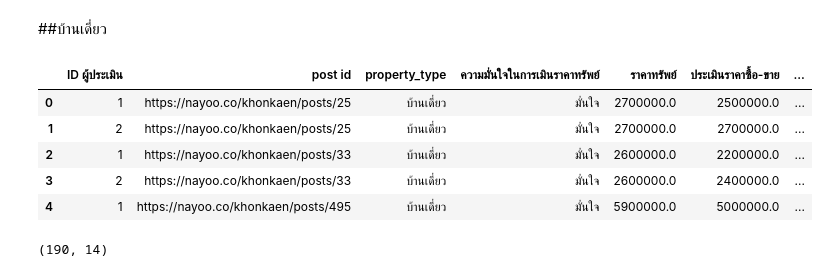
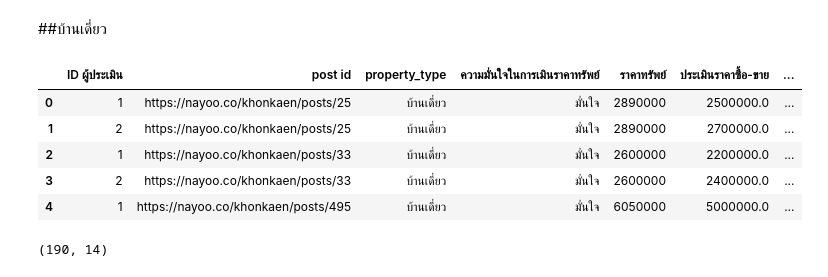
Before and after one commit to bunnybbear/bsc_dpdm22, a Jupyter notebook: [dataprep1]_property_estimator.ipynb, the cells around one changed output. Cells and saved outputs as stored; diff of their text form; code cells hidden in the pictures.

```diff
--- a/[dataprep1]_property_estimator.ipynb
+++ b/[dataprep1]_property_estimator.ipynb
@@ -19,15 +19,15 @@ os.chdir('/content/drive/MyDrive/Data Mining')
 # %% [markdown]
 ##บ้านเดี่ยว
 # %%
-open_dataH = pd.read_excel('/content/drive/MyDrive/Data Mining/คำตอบนักประเมิน.xlsx',sheet_name=0)
+open_dataH = pd.read_excel('/content/drive/MyDrive/Data Mining/คำตอบนักประเมิน update.xlsx',sheet_name=0)
 open_dataH.head()
 # %% [output]
 |  | ID ผู้ประเมิน | post id | property_type | ความมั่นใจในการเมินราคาทรัพย์ | ราคาทรัพย์ | ประเมินราคาซื้อ-ขาย | ... |
-| 0 | 1 | https://nayoo.co/khonkaen/posts/25 | บ้านเดี่ยว | มั่นใจ | 2700000.0 | 2500000.0 | ... |
-| 1 | 2 | https://nayoo.co/khonkaen/posts/25 | บ้านเดี่ยว | มั่นใจ | 2700000.0 | 2700000.0 | ... |
-| 2 | 1 | https://nayoo.co/khonkaen/posts/33 | บ้านเดี่ยว | มั่นใจ | 2600000.0 | 2200000.0 | ... |
-| 3 | 2 | https://nayoo.co/khonkaen/posts/33 | บ้านเดี่ยว | มั่นใจ | 2600000.0 | 2400000.0 | ... |
-| 4 | 1 | https://nayoo.co/khonkaen/posts/495 | บ้านเดี่ยว | มั่นใจ | 5900000.0 | 5000000.0 | ... |
+| 0 | 1 | https://nayoo.co/khonkaen/posts/25 | บ้านเดี่ยว | มั่นใจ | 2890000 | 2500000.0 | ... |
+| 1 | 2 | https://nayoo.co/khonkaen/posts/25 | บ้านเดี่ยว | มั่นใจ | 2890000 | 2700000.0 | ... |
+| 2 | 1 | https://nayoo.co/khonkaen/posts/33 | บ้านเดี่ยว | มั่นใจ | 2600000 | 2200000.0 | ... |
+| 3 | 2 | https://nayoo.co/khonkaen/posts/33 | บ้านเดี่ยว | มั่นใจ | 2600000 | 2400000.0 | ... |
+| 4 | 1 | https://nayoo.co/khonkaen/posts/495 | บ้านเดี่ยว | มั่นใจ | 6050000 | 5000000.0 | ... |
 # %%
 open_dataH.shape
 # %% [output]
```
Also changed, not shown: parts of 12 cells of this notebook.
